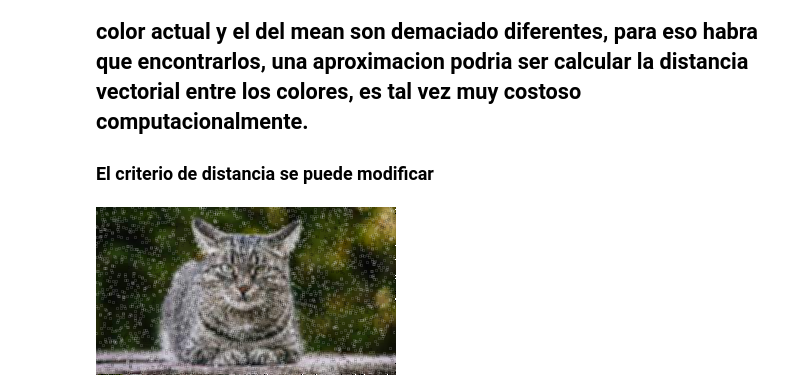
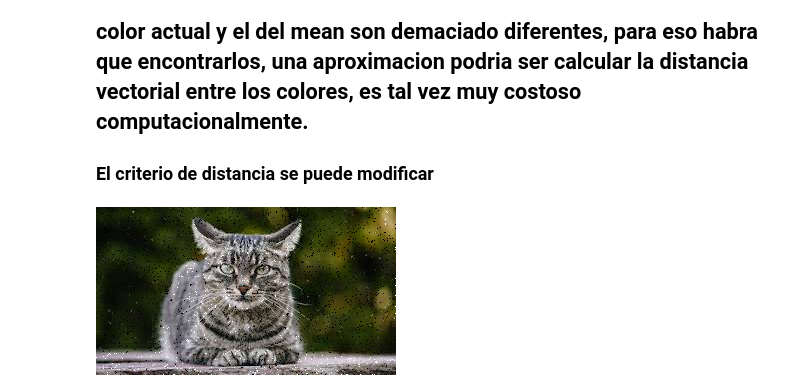
Before and after one commit to jesushl/correccion_anomalias_basico, a Jupyter notebook: Remoción de anomalías.ipynb, the cells around one changed output. Saved outputs shown, nothing was run; the diff lists cells and outputs as text; code cells hidden in the pictures.

```diff
--- a/Remoción de anomalías.ipynb
+++ b/Remoción de anomalías.ipynb
@@ -188,7 +189,7 @@ print(pixel_neighbords_mean[(165, 297)])
 ### El criterio de distancia se puede modificar
 # %%
 def pixel_distance_replacer(anomalous_image, pixel_neighbords_mean, distance_max=100):
-    fixed_image =
+    fixed_image = copy(anomalous_image)
     for pixel_poss in pixel_neighbords_mean.keys():
         try:
             current_pixel = anomalous_image[pixel_poss[0], pixel_poss[1]]
@@ -202,13 +203,14 @@ def pixel_distance_replacer(anomalous_image, pixel_neighbords_mean, distance_max
 
             distance = linalg.norm(current_pixel- neighbords_pixel_sugested)
             if distance > distance_max:
-                anomalous_image[pixel_poss[0], pixel_poss[1]] = neighbords_pixel_sugested
+                fixed_image[pixel_poss[0], pixel_poss[1]] = neighbords_pixel_sugested
         except:
             pass
-    return anomalous_image
+    return fixed_image
 # %%
-fixed_image = pixel_distance_replacer(anomalous_image, pixel_neighbords_mean, 1000)
+fixed_image = pixel_distance_replacer(anomalous_image, pixel_neighbords_mean, 200)
 _ = Image.fromarray(fixed_image)
+_.save('gato_gris_fixed.jpeg')
 _
 # %% [output]
-[figure, old version]
+[figure, new version]
```
Also changed, not shown: parts of 4 cells of this notebook, 1 other file.
